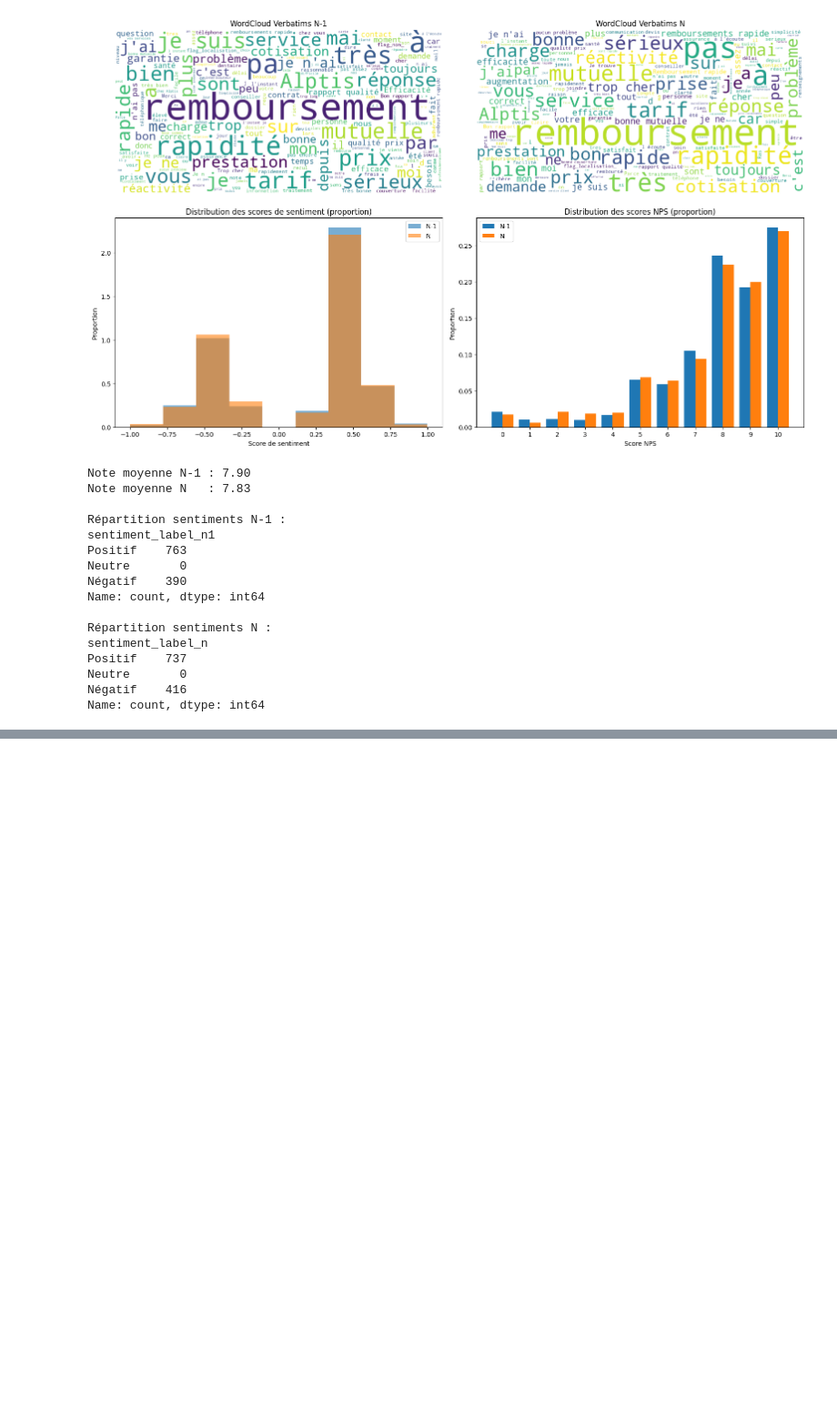
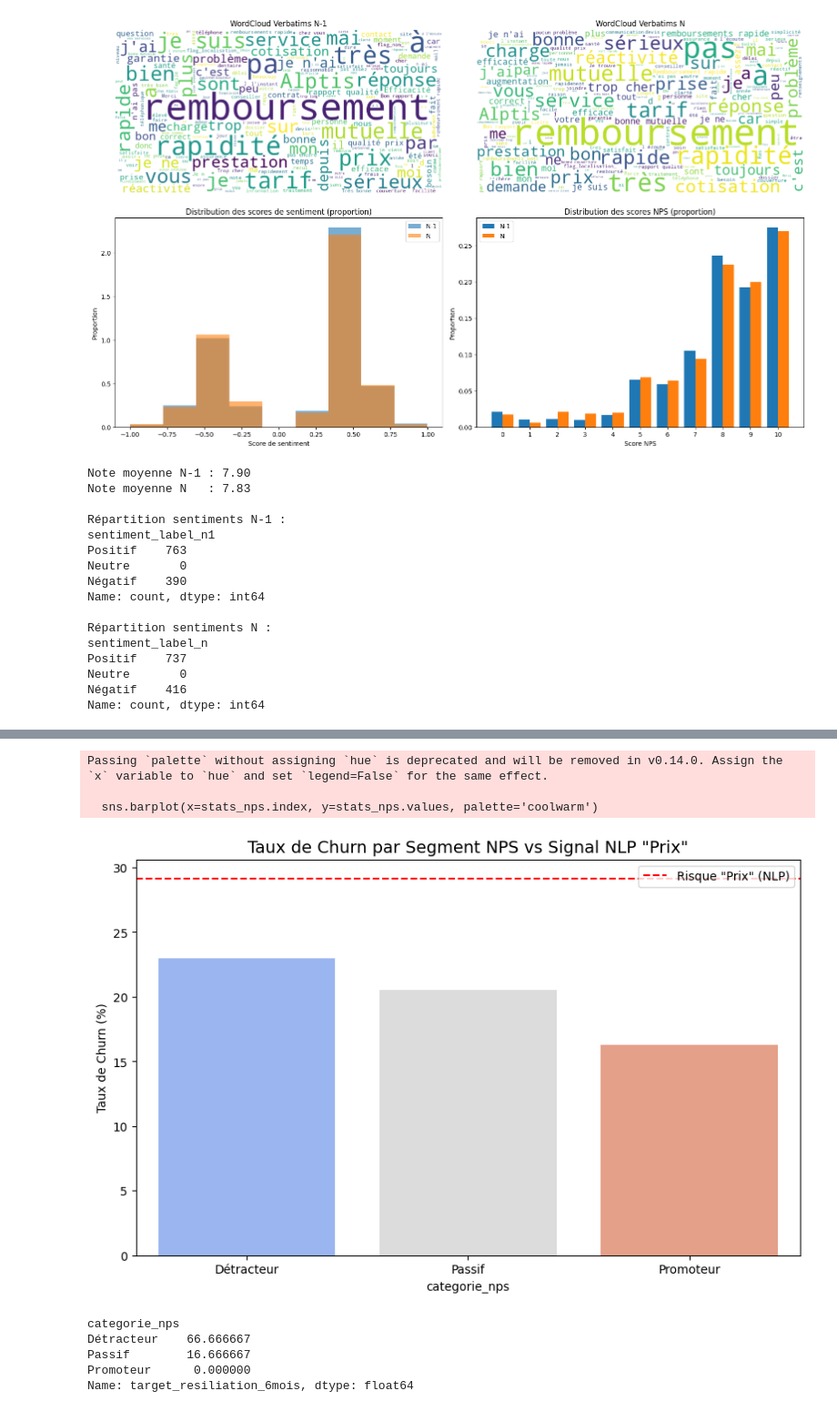
Before and after one commit to kellybourbon2/Alptis-churn-prediction, a Jupyter notebook: notebooks/NPS_analysis.ipynb, the cells around one changed output, grey strips where cells are left out. Shown at 91% size. Drawn from its saved outputs; the diff is of its cells as text; code cells hidden in the pictures; blank space fills up the shorter version.

```diff
--- a/notebooks/NPS_analysis.ipynb
+++ b/notebooks/NPS_analysis.ipynb
@@ -399,0 +352,26 @@ Name: count, dtype: int64
+# %%
+plt.figure(figsize=(10, 6))
+sns.barplot(x=stats_nps.index, y=stats_nps.values, palette='coolwarm')
+plt.axhline(taux_churn_prix, color='red', linestyle='--', label='Risque "Prix" (NLP)')
+plt.title('Taux de Churn par Segment NPS vs Signal NLP "Prix"', fontsize=14)
+plt.ylabel('Taux de Churn (%)')
+plt.legend()
+plt.show()
+# %% [output]
+Passing `palette` without assigning `hue` is deprecated and will be removed in v0.14.0. Assign the `x` variable to `hue` and set `legend=False` for the same effect.
+
+  sns.barplot(x=stats_nps.index, y=stats_nps.values, palette='coolwarm')
+[figure, added]
+# %%
+df_prix_negatif = df_nps[(df_nps['mention_prix'] == True) & (df_nps['sentiment_score_n'] < 0)]
+# Calcul du taux de churn par catégorie NPS pour le segment prix négatif
+resultat_churn_prix = df_prix_negatif.groupby('categorie_nps')['target_resiliation_6mois'].mean() * 100
+
+# Affichage direct
+print(resultat_churn_prix.sort_values(ascending=False))
+# %% [output]
+categorie_nps
+Détracteur    66.666667
+Passif        16.666667
+Promoteur      0.000000
+Name: target_resiliation_6mois, dtype: float64
```
Also changed, not shown: parts of 9 cells of this notebook.
